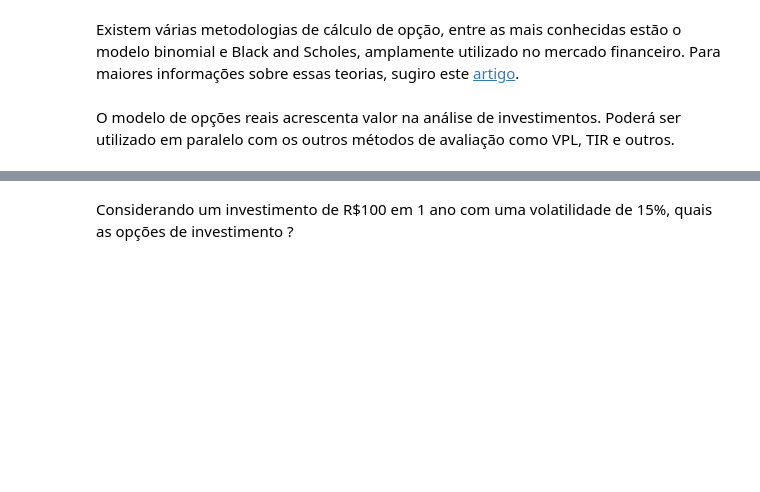
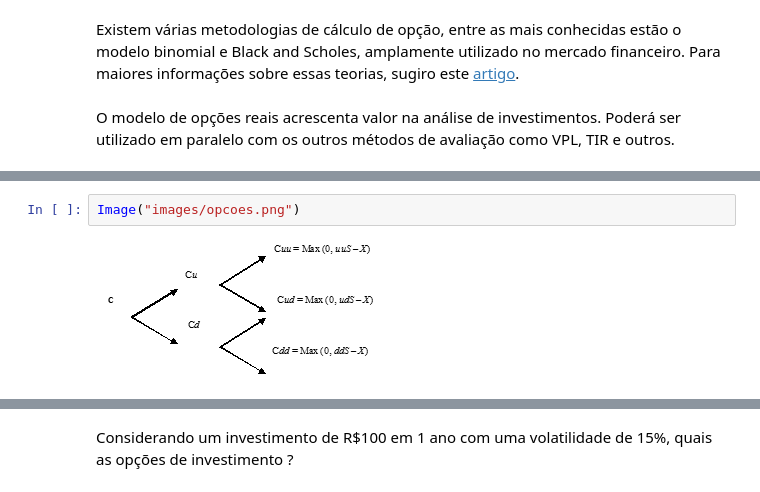
Before and after one commit to levisouuza/engenharia-economica-python, a Jupyter notebook: 8.Opções Reais.ipynb, the cells around one changed output, grey strips where cells are left out. Saved outputs shown, nothing was run; the diff lists cells and outputs as text; blank space fills up the shorter version.

```diff
--- a/8.Opções Reais.ipynb
+++ b/8.Opções Reais.ipynb
@@ -13,2 +13,6 @@ O *modelo Binomial* consiste em um diagrama de árvore de decisão(binomial) que
+# %%
+Image("images/opcoes.png")
+# %% [output]
+[figure, added]
 # %% [markdown]
 Para cálculo  de **u** e **d** das opções utilizaremos a expressão de **Cox, Ross e Rubinstein**:
```
Also changed, not shown: parts of 5 cells of this notebook, 1 other file.
